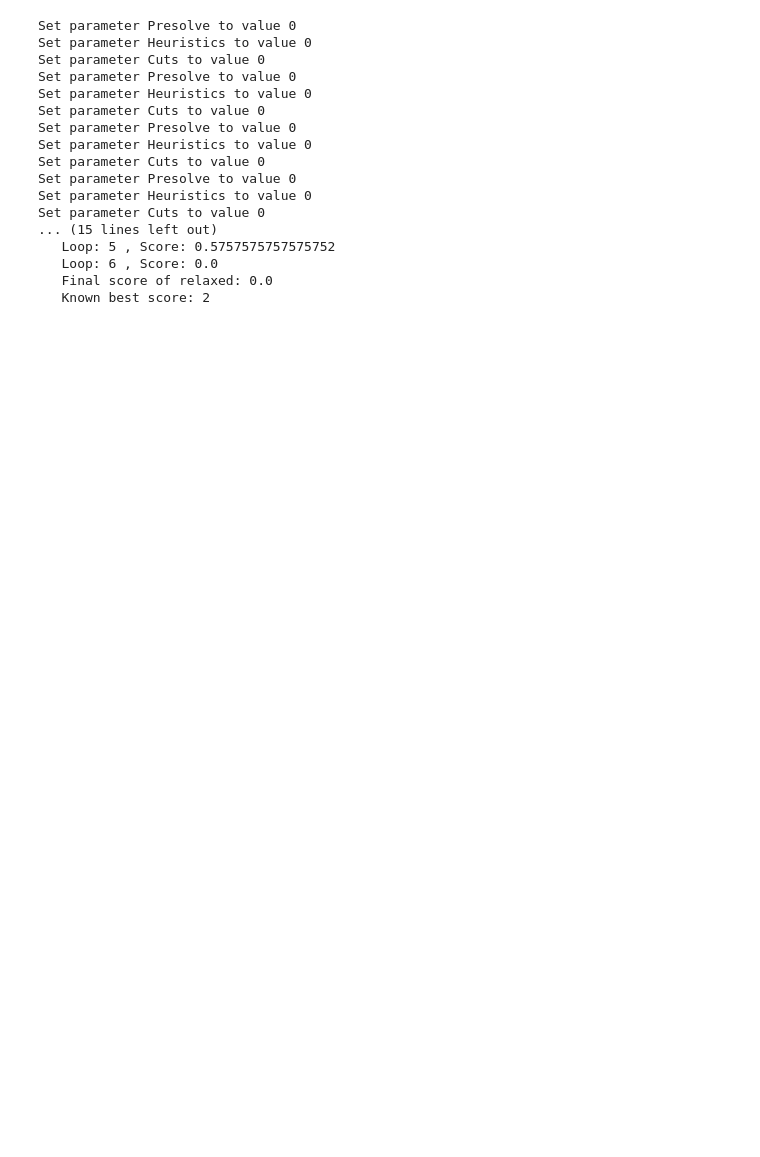
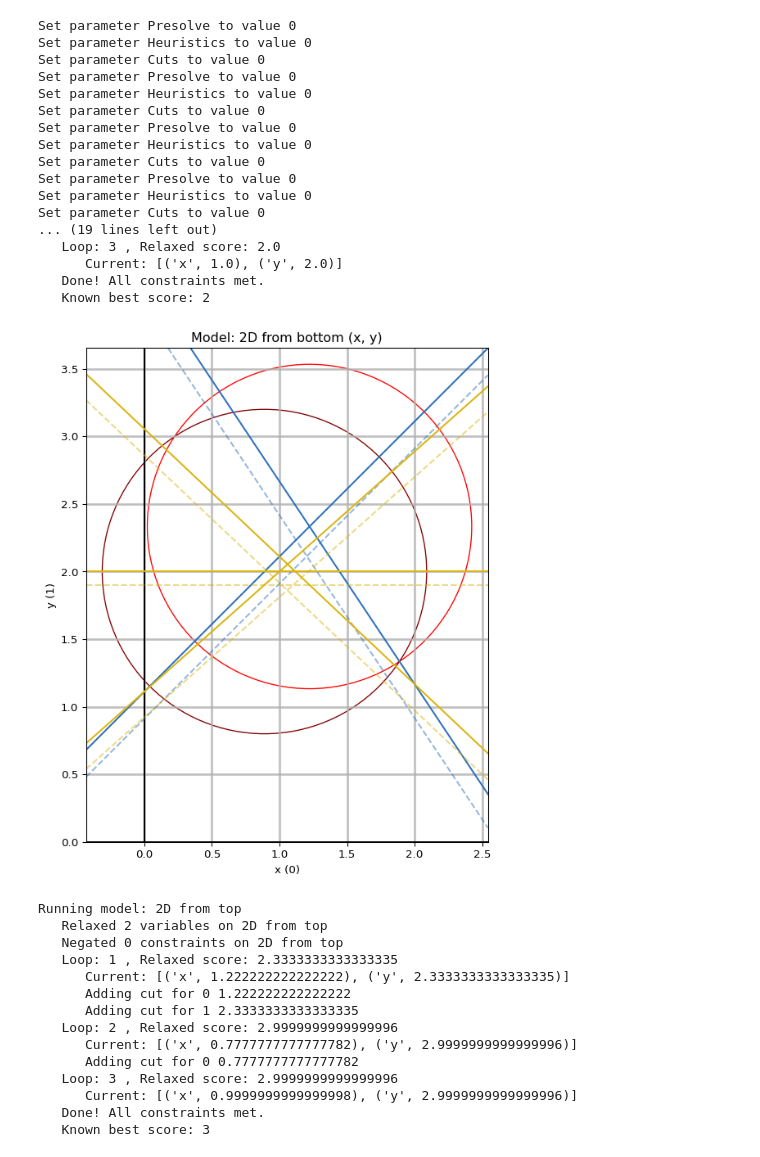
Before and after one commit to BrannonKing/intersection_cuts, a Jupyter notebook: main_split_cuts.ipynb, the cells around one changed output. Cells and saved outputs as stored; diff of their text form; code cells hidden in the pictures; blank space fills up the shorter version.

Commit message:
split cuts work with geq standard

```diff
--- a/main_split_cuts.ipynb
+++ b/main_split_cuts.ipynb
@@ -39,7 +39,7 @@ def add_cut(relaxed: gp.Model, integer_vars, integer_idx, plotter):
     def find_variable_value(index):
         if index < len(variables):
             if variables[index].VBasis == -2:
-                return 0.0  # not yet sure what to do here
+                raise NotImplementedError("handle vbasis")  # not yet sure what to do here
             return variables[index].X
         cons_idx = index - len(variables)
         constraint = constraints[cons_idx]
@@ -52,8 +52,8 @@ def add_cut(relaxed: gp.Model, integer_vars, integer_idx, plotter):
         if index < len(variables):
             # handle inverted variables (SCIP and Gurobi both have this silliness)
             if variables[index].VBasis == -2:  # not yet sure this is correct
-                return variables[index].X - variables[index]
-            assert variables[index].VBasis == -1  # not handling -3 yet
+                return variables[index].UB - variables[index]
+            assert variables[index].VBasis != -3  # not handling -3 yet
             return variables[index]
         # if only gurobi gave us access to their slack variables...
         # instead, we have to solve for it:
@@ -68,7 +68,7 @@ def add_cut(relaxed: gp.Model, integer_vars, integer_idx, plotter):
             return 0.0  # is this right for equality constraints?
 
     basis = gu.read_basis(relaxed)
-    tableau, col_to_var, negated_rows = gu.read_tableau(relaxed, basis, extra_rows=1)
+    tableau, col_to_var_idx, negated_rows = gu.read_tableau(relaxed, basis, extra_rows=1)
     negated_vars = [basis[nr] for nr in negated_rows]
 
     # drop the rows of non-integer variables:
@@ -77,34 +77,26 @@ def add_cut(relaxed: gp.Model, integer_vars, integer_idx, plotter):
     # basis = np.delete(basis, to_drop)
 
     # Conforti has negative vectors with 1 at row=col, with the rest negated.
-    if relaxed.Sense == gp.GRB.MINIMIZE:  # shouldn't have to check sense here; something ain't right
-        tableau = -tableau
-    int_cols = [i for i, c in enumerate(col_to_var) if c in integer_idx]
+    # if relaxed.ModelSense == gp.GRB.MAXIMIZE:
+    # tableau = -tableau
+    int_cols = [i for i, c in enumerate(col_to_var_idx) if c in integer_idx]
     tableau[-1, int_cols] = 1  # use our extra row to store the col==row -> 1
 
-    col_to_var = [find_variable(c) for c in col_to_var]
+    col_to_var = [find_variable(c) for c in col_to_var_idx]
 
-    # left off:
-    # we need to loop through all the integer variables and flag those with fractional portion
-    # then for each of those we find a set of points on the rays.
-    # we need/want to have at least as many points as we have rows in the basis.
-    # we run least squares to find the plane through all of them.
-    # we then sort the cuts by distance from our original point and keep the p best as cuts.
-    # we might need to verify that they aren't the same.
-    # we need to ignore rays with a 0 component in the line we care about.
-    # we also might not want to use least squares, but rather get just enough points.
-    # review our notebook on living in the space of the basis. what does our cut look like there?
     # basis_corner = np.zeros(len(variables) + len(constraints))
     # for i in basis:
     #     basis_corner[i] = find_variable_value(i)
     to_cut = [(i, base, find_variable_value(base)) for i, base in enumerate(basis)  # can't call find_var_value after addConstr or update
               if base in integer_idx and tol < (integer_vars[integer_idx[base]].X % 1) < 1.0-tol]
     for row, base, x in to_cut:
+        print("      Adding cut for", base, x)
         points = []
         for col, ray in enumerate(tableau.T):
-            if np.isclose(ray[row], 0, atol=tol):
+            rr = ray[row]
+            if np.isclose(rr, 0, atol=tol):
                 continue
-            scale = -(x % 1) / ray[row] if ray[row] < 0 else (1-(x % 1)) / ray[row]
+            scale = -(x % 1) / rr if rr < 0 else (1-(x % 1)) / rr
             # print("SCALE", scale, x, r)
             # point = basis_corner.copy()
             # point[basis] += scale * ray[:-1]
@@ -136,41 +128,60 @@ def run_cuts_to_relaxed_sol(instances, loops=1):
         print("Running model:", model.ModelName)
         model.params.LogToConsole = 0
         model.update()
-        plotter = None #  pu.create(model)
+        plotter = pu.create(model)
         int_vars, int_idx = gu.relax_int_or_bin_to_continuous(model)
+        gu.standardize_lt_to_gt(model)
 
         for i in range(loops):
             model.optimize()
             if model.Status != gp.GRB.OPTIMAL:
                 print("   FAILED! Status:", model.Status)
                 break
 
-            print("   Loop:", i+1, ", Score:", model.getObjective().getValue())
+            print("   Loop:", i+1, ", Relaxed score:", model.getObjective().getValue())
+            current = [(iv.VarName.item(), iv.X.item()) for iv in int_vars]
+            print("      Current:", current)
+
             if not add_cut(model, int_vars, int_idx, plotter):
-                print("   Final score of relaxed:", model.getObjective().getValue())
+                print("   Done! All constraints met.")
                 break
 
         print("   Known best score:", instance.score if instance.known_optimum else "unknown")
         if plotter is not None:
             plotter.render()
 
 # test the cuts on simple examples:
-run_cuts_to_relaxed_sol(list(el.get_instances().values())[4:5], loops=10)
+run_cuts_to_relaxed_sol(list(el.get_instances().values()), loops=5)
 # %% [output]
 Set parameter Presolve to value 0
 Set parameter Heuristics to value 0
 Set parameter Cuts to value 0
 Set parameter Presolve to value 0
 Set parameter Heuristics to value 0
 Set parameter Cuts to value 0
 Set parameter Presolve to value 0
 Set parameter Heuristics to value 0
 Set parameter Cuts to value 0
 Set parameter Presolve to value 0
 Set parameter Heuristics to value 0
 Set parameter Cuts to value 0
-... (15 lines left out)
-   Loop: 5 , Score: 0.5757575757575752
-   Loop: 6 , Score: 0.0
-   Final score of relaxed: 0.0
+... (19 lines left out)
+   Loop: 3 , Relaxed score: 2.0
+      Current: [('x', 1.0), ('y', 2.0)]
+   Done! All constraints met.
    Known best score: 2
+[figure, added]
+Running model: 2D from top
+   Relaxed 2 variables on 2D from top
+   Negated 0 constraints on 2D from top
+   Loop: 1 , Relaxed score: 2.3333333333333335
+      Current: [('x', 1.222222222222222), ('y', 2.3333333333333335)]
+      Adding cut for 0 1.222222222222222
+      Adding cut for 1 2.3333333333333335
+   Loop: 2 , Relaxed score: 2.9999999999999996
+      Current: [('x', 0.7777777777777782), ('y', 2.9999999999999996)]
+      Adding cut for 0 0.7777777777777782
+   Loop: 3 , Relaxed score: 2.9999999999999996
+      Current: [('x', 0.9999999999999998), ('y', 2.9999999999999996)]
+   Done! All constraints met.
+   Known best score: 3
```
Also changed, not shown: parts of 2 cells of this notebook, 1 other file.
